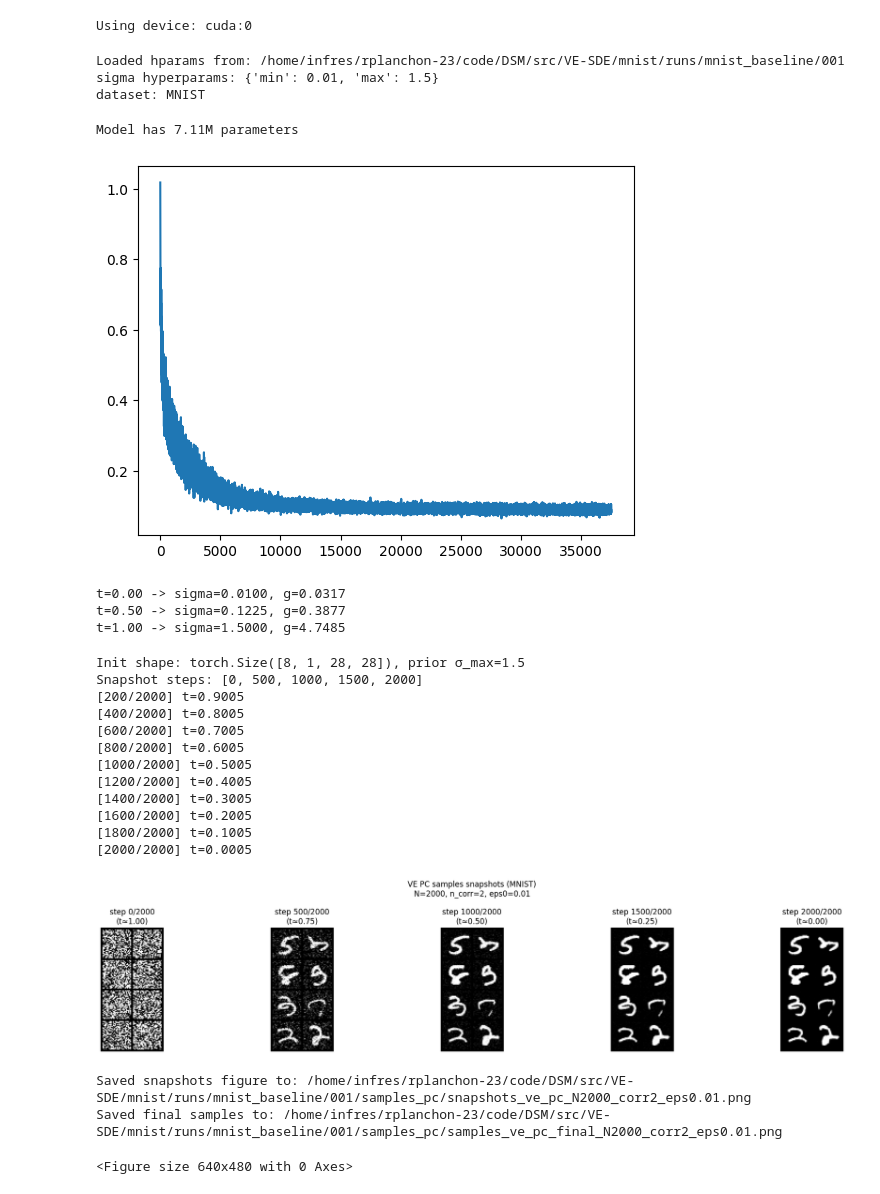
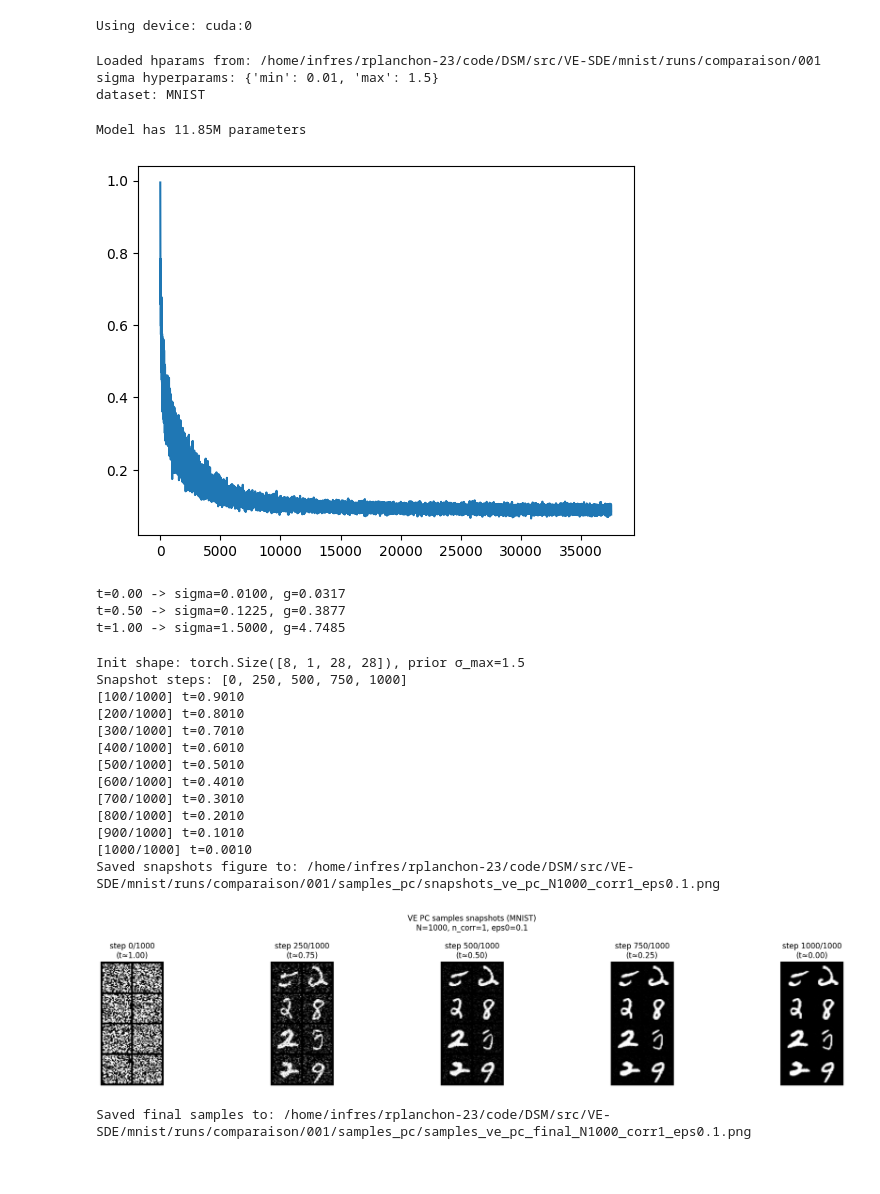
Before and after one commit to Loudwig/DSM, a Jupyter notebook: src/VE-SDE/mnist/eval.ipynb, the cells around one changed output. Saved outputs shown, nothing was run; the diff lists cells and outputs as text; code cells hidden in the pictures.

```diff
--- a/src/VE-SDE/mnist/eval.ipynb
+++ b/src/VE-SDE/mnist/eval.ipynb
@@ -27,7 +27,7 @@ Using device: cuda:0
 BASE_PATH = os.getcwd()
 RUNS_ROOT = os.path.join(BASE_PATH, "runs")
 
-EXP_NAME = "mnist_baseline"
+EXP_NAME = "comparaison"
 RUN_ID = "001"
 
 EXP_DIR = os.path.join(RUNS_ROOT, EXP_NAME)
@@ -51,7 +51,7 @@ sigma_max = hparams["sigma"]["max"]
 C = hparams["model"]["in_channel"]
 H = W = 28
 # %% [output]
-Loaded hparams from: /home/infres/rplanchon-23/code/DSM/src/VE-SDE/mnist/runs/mnist_baseline/001
+Loaded hparams from: /home/infres/rplanchon-23/code/DSM/src/VE-SDE/mnist/runs/comparaison/001
 sigma hyperparams: {'min': 0.01, 'max': 1.5}
 dataset: MNIST
 # %%
@@ -75,14 +75,14 @@ model.eval()
 total_params = sum(p.numel() for p in model.parameters())
 print(f"Model has {total_params/1e6:.2f}M parameters")
 # %% [output]
-Model has 7.11M parameters
+Model has 11.85M parameters
 # %%
 Loss = np.load(os.path.join(LOGS_DIR,'train_loss.npy'))
 steps_eval = np.load(os.path.join(LOGS_DIR,'steps_eval.npy'))
 plt.plot(Loss)
 plt.show()
 # %% [output]
-[figure, old version]
+[figure, new version]
 # %%
 # --------- VE schedule σ(t) and g(t) ---------
 # Training: log σ(t) = log σ_min + t (log σ_max - log σ_min), t ∈ [0,1]
@@ -239,9 +239,9 @@ def pc_sampler_ve(
 # %%
 # --------- Run sampler and visualize snapshots ---------
 num_samples = 8
-num_steps = 2000
-n_corrector_steps = 2        # 1–2 suffit souvent
-corrector_base_eps = 1e-2    # à tuner
+num_steps = 1000
+n_corrector_steps = 1        # 1–2 suffit souvent
+corrector_base_eps = 1e-1    # à tuner
 
 x_final, x_vis, snapshots_vis = pc_sampler_ve(
     num_samples=num_samples,
@@ -264,48 +264,47 @@ for col, step_id in enumerate(sorted_steps):
         x_snap_vis,
         nrow=int(np.sqrt(num_samples))
     )
     plt.subplot(1, n_cols, col + 1)
     plt.imshow(grid.permute(1, 2, 0).detach().cpu().numpy(), cmap=None)
     plt.axis("off")
     frac = step_id / num_steps
     plt.title(f"step {step_id}/{num_steps}\n(t≈{1-frac:.2f})")
 
 plt.suptitle(
     f"VE PC samples snapshots (MNIST)\nN={num_steps}, n_corr={n_corrector_steps}, eps0={corrector_base_eps}"
 )
-plt.tight_layout()
-plt.show()
+
 
 # Sauvegarde de la figure snapshots
 snap_save_path = os.path.join(
     SAMPLES_DIR,
     f"snapshots_ve_pc_N{num_steps}_corr{n_corrector_steps}_eps{corrector_base_eps}.png",
 )
 plt.savefig(snap_save_path, dpi=200, bbox_inches="tight")
 print("Saved snapshots figure to:", snap_save_path)
-
+plt.tight_layout()
+plt.show()
 # Et on sauvegarde aussi uniquement le grid final si tu veux
 final_grid = make_grid(x_vis, nrow=int(np.sqrt(num_samples)))
 final_save_path = os.path.join(
     SAMPLES_DIR,
     f"samples_ve_pc_final_N{num_steps}_corr{n_corrector_steps}_eps{corrector_base_eps}.png",
 )
 plt.imsave(final_save_path, final_grid.permute(1, 2, 0).detach().cpu().numpy())
 print("Saved final samples to:", final_save_path)
 # %% [output]
 Init shape: torch.Size([8, 1, 28, 28]), prior σ_max=1.5
-Snapshot steps: [0, 500, 1000, 1500, 2000]
-[200/2000] t=0.9005
-[400/2000] t=0.8005
-[600/2000] t=0.7005
-[800/2000] t=0.6005
-[1000/2000] t=0.5005
-[1200/2000] t=0.4005
-[1400/2000] t=0.3005
-[1600/2000] t=0.2005
-[1800/2000] t=0.1005
-[2000/2000] t=0.0005
+Snapshot steps: [0, 250, 500, 750, 1000]
+[100/1000] t=0.9010
+[200/1000] t=0.8010
+[300/1000] t=0.7010
+[400/1000] t=0.6010
+[500/1000] t=0.5010
+[600/1000] t=0.4010
+[700/1000] t=0.3010
+[800/1000] t=0.2010
+[900/1000] t=0.1010
+[1000/1000] t=0.0010
+Saved snapshots figure to: /home/infres/rplanchon-23/code/DSM/src/VE-SDE/mnist/runs/comparaison/001/samples_pc/snapshots_ve_pc_N1000_corr1_eps0.1.png
-[figure, old version]
+[figure, new version]
-Saved snapshots figure to: /home/infres/rplanchon-23/code/DSM/src/VE-SDE/mnist/runs/mnist_baseline/001/samples_pc/snapshots_ve_pc_N2000_corr2_eps0.01.png
-Saved final samples to: /home/infres/rplanchon-23/code/DSM/src/VE-SDE/mnist/runs/mnist_baseline/001/samples_pc/samples_ve_pc_final_N2000_corr2_eps0.01.png
+Saved final samples to: /home/infres/rplanchon-23/code/DSM/src/VE-SDE/mnist/runs/comparaison/001/samples_pc/samples_ve_pc_final_N1000_corr1_eps0.1.png
-<Figure size 640x480 with 0 Axes>
```
Also changed, not shown: parts of 1 cell of this notebook, 4 other files.
